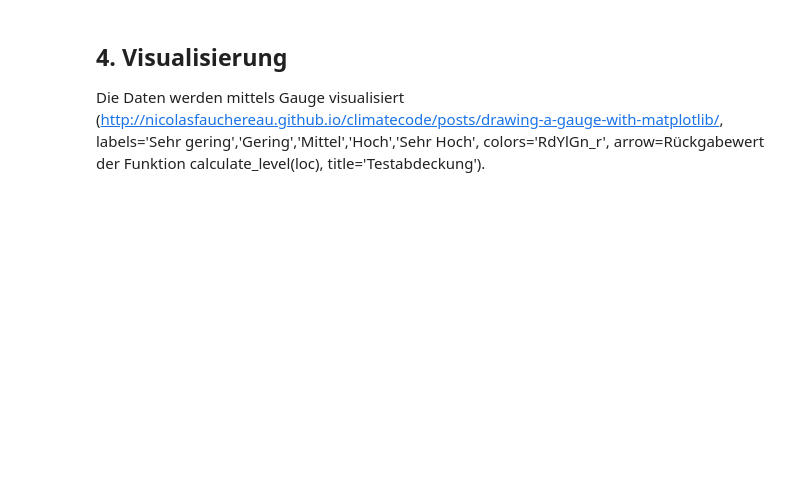
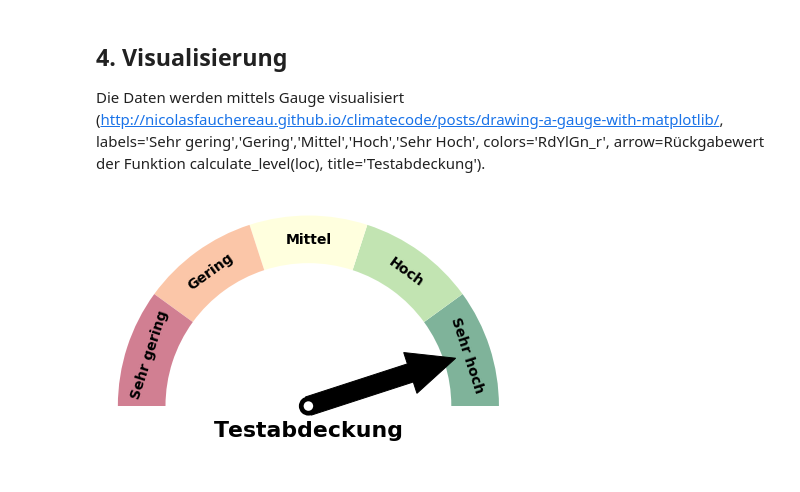
Before and after one commit to softvis-research/BeLL, a Jupyter notebook: 2. Testabdeckung.ipynb, the cells around one changed output. Cells and saved outputs as stored; diff of their text form; code cells hidden in the pictures; blank space fills up the shorter version.

```diff
--- a/2. Testabdeckung.ipynb
+++ b/2. Testabdeckung.ipynb
@@ -150,0 +149,18 @@ sehr hoch (level=5): über 80% <br/>
+# %%
+# zu implementieren
+coverage=df.iloc[0]['coverage']
+#loc in coverage umbenennen
+def calculate_level(coverage):
+    if loc<=20:
+        level=1
+    elif loc<=40:
+        level=2
+    elif loc<=60:
+        level=3
+    elif loc<=80:
+        level=4
+    else:
+        level=5
+    return(level)
+
+print(calculate_level(coverage))
@@ -155,0 +172,6 @@ Die Daten werden mittels Gauge visualisiert (http://nicolasfauchereau.github.io/
+# %%
+# zu implementieren
+gauge(labels=['Sehr gering','Gering','Mittel','Hoch','Sehr hoch'], \
+      colors='RdYlGn_r', arrow=calculate_level(coverage), title='Testabdeckung')
+# %% [output]
+[figure, added]
```
Also changed, not shown: parts of 4 cells of this notebook, 5 other files.
